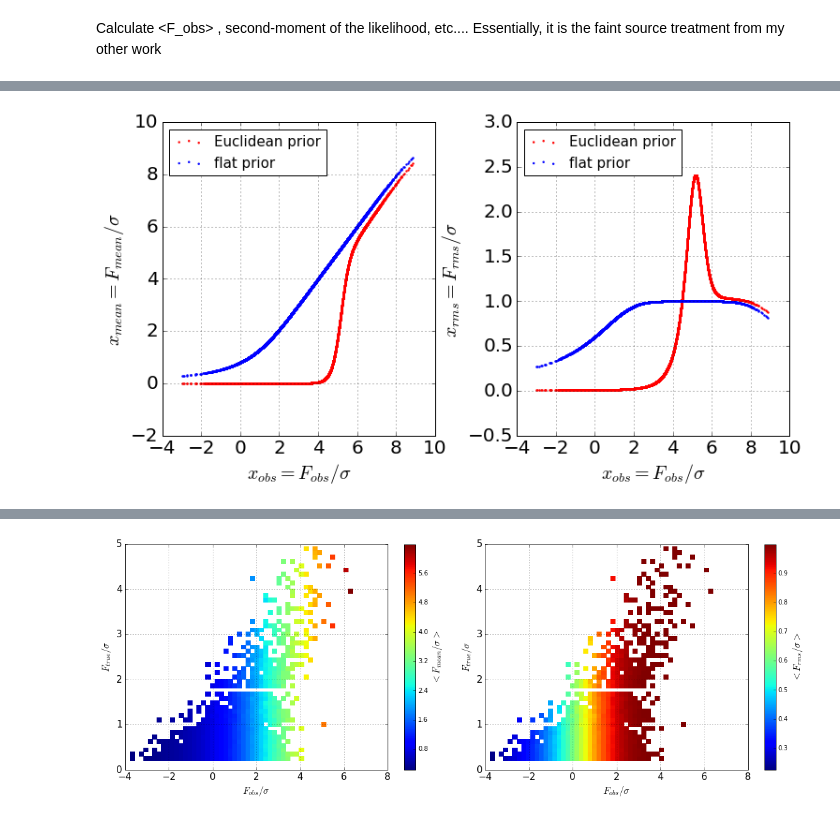
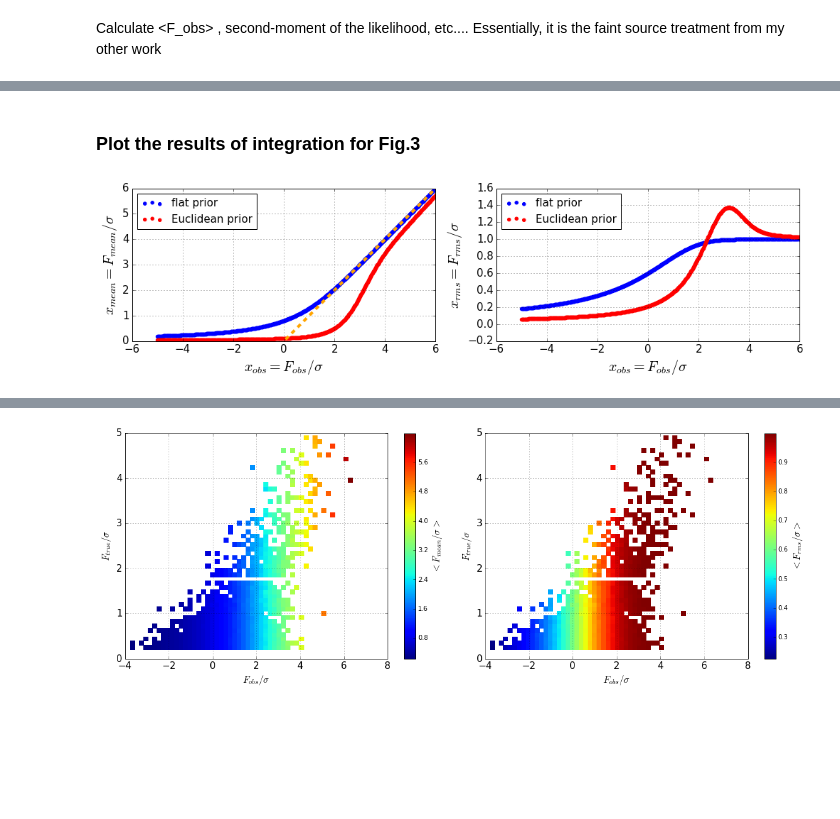
Before and after one commit to suberlak/S82analysis, a Jupyter notebook: code/iPTF_poster_plots_ver2.ipynb, the cells around one changed output, grey strips where cells are left out. Drawn from its saved outputs; the diff is of its cells as text; code cells hidden in the pictures; blank space fills up the shorter version.

```diff
--- a/code/iPTF_poster_plots_ver2.ipynb
+++ b/code/iPTF_poster_plots_ver2.ipynb
@@ -591,31 +1112,32 @@ plt.scatter(x_obs_flatten, x_rms_euc)
+# %% [markdown]
+### Plot the results of integration for Fig.3
 # %%
 %matplotlib inline
-fig,ax = plt.subplots(1,2, figsize=(12,6))
+fig,ax = plt.subplots(1,2, figsize=(14, 4.09))
+# flat prior
+ax[0].plot(xObs, xObs, ls='--', color='orange', lw=4)
+ax[0].scatter(xObs, xMean_flat, color='blue', label='flat prior')
+ax[1].scatter(xObs, xRms_flat, color='blue', label='flat prior')
 
-y_max = 6
-y_min = 0
-size = 6
-m = (x_true_flatten < y_max) & (x_true_flatten > y_min)
-ax[0].scatter(x_obs_flatten[m], x_mean_euc[m], s=size, lw=0, color='red', label='Euclidean prior')
-ax[0].scatter(x_obs_flatten[m], x_mean_flat[m], s=size, lw=0, label='flat prior')
-
-ax[1].scatter(x_obs_flatten[m] , x_rms_euc[m], s=size, lw=0, color='red' ,label='Euclidean prior')
-ax[1].scatter(x_obs_flatten[m], x_rms_flat[m], s=size, lw=0 ,label='flat prior')
-
-ax[0].tick_params(axis='both', which='major', labelsize=20)
-ax[1].tick_params(axis='both', which='major', labelsize=20)
+# Euclidean prior
+ax[0].scatter(xObs, xMean_euc, color='red', label='Euclidean prior')
+ax[1].scatter(xObs, xRms_euc, color='red',label='Euclidean prior')
 
 ax[0].set_xlabel(r'$x_{obs} = F_{obs} / \sigma$', fontsize=20)
 ax[0].set_ylabel(r'$x_{mean}= F_{mean} / \sigma$', fontsize=20)
-
 ax[1].set_xlabel(r'$x_{obs} = F_{obs} / \sigma$', fontsize=20)
 ax[1].set_ylabel(r'$x_{rms}= F_{rms} / \sigma$', fontsize=20)
-fig.subplots_adjust(wspace=0.3)
+ax[0].tick_params(axis='both', which='major', labelsize=15)
+ax[1].tick_params(axis='both', which='major', labelsize=15)
 ax[0].grid()
 ax[1].grid()
-
 ax[0].legend(loc='upper left', fontsize=15)
 ax[1].legend(loc='upper left', fontsize=15)
-plt.savefig(dir_save+'Fig3_compare_priors.png')
+ax[0].set_xlim(-6,6)
+ax[1].set_xlim(-6,6)
+ax[0].set_ylim(0,6)
+fig.subplots_adjust(wspace=0.3,)
+plt.tight_layout()
+plt.savefig('/astro/users/suberlak/S13Agg_analysis/data_products/'+'Fig3_direct_integration_priors.pdf')
 # %% [output]
-[figure, old version]
+[figure, new version]
```
Also changed, not shown: parts of 41 cells of this notebook, 12 other files.
